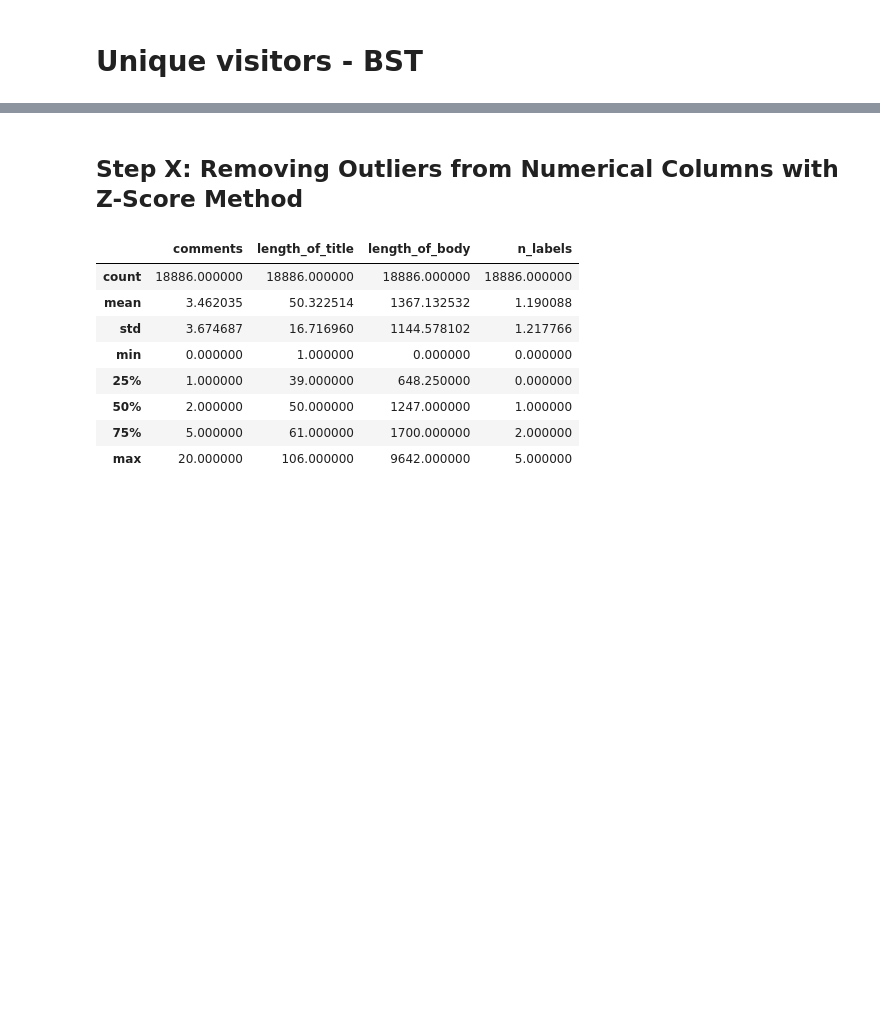
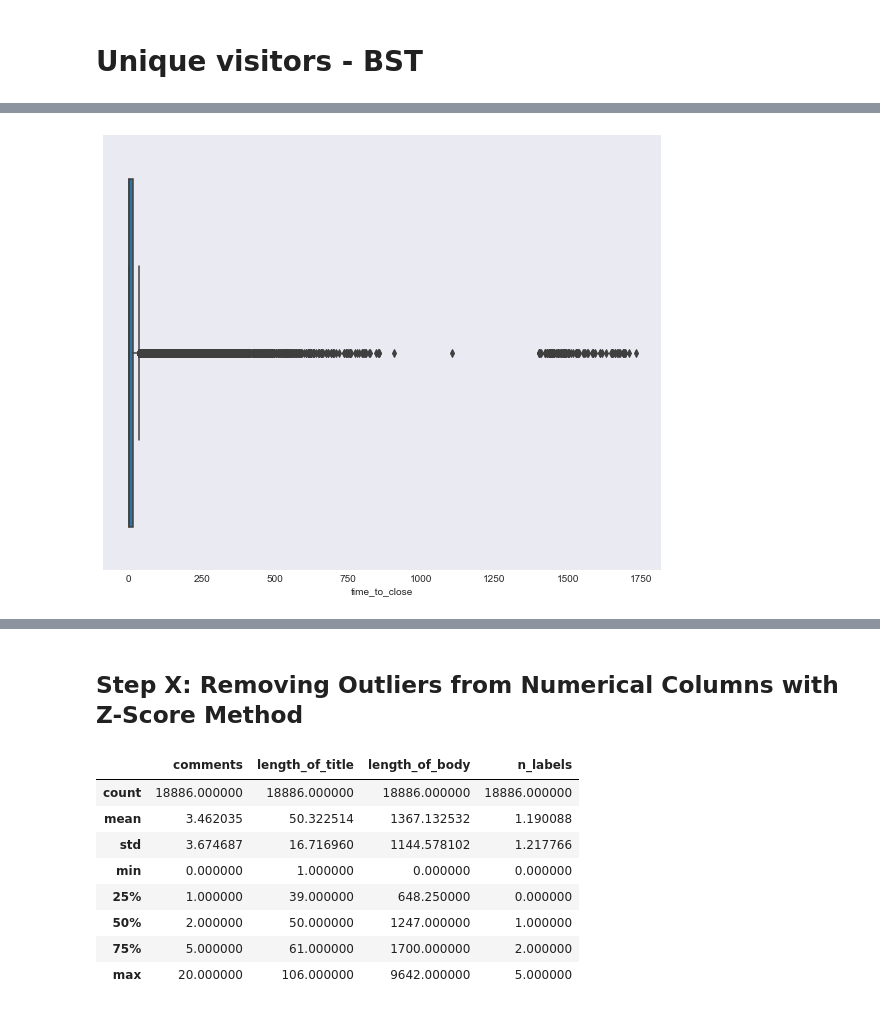
Before and after one commit to AmirZahre/Github_Org_Repo_Analysis, a Jupyter notebook: astronomer_V1.ipynb, the cells around one changed output, grey strips where cells are left out. Cells and saved outputs as stored; diff of their text form; code cells hidden in the pictures; blank space fills up the shorter version.

```diff
--- a/astronomer_V1.ipynb
+++ b/astronomer_V1.ipynb
@@ -617,0 +565,9 @@ plt.show()
+# %%
+# Create a DF containing open date and number of days closed
+df_days = df[['created_date','time_to_close']]
+
+# Remove tickets that have yet to be closed
+df_days = df_days[df_days['time_to_close'] != 'Not Closed']
+
+# Changing day values to int
+df_days['time_to_close'] = df_days['time_to_close'].astype(int)
@@ -617,0 +625,7 @@ plt.show()
+# %%
+# Box plot to look at the number of days a ticket has been opened for.
+fig, ax = plt.subplots(figsize=(10,8))
+sns.boxplot(x=df_days.time_to_close)
+plt.show()
+# %% [output]
+[figure, added]
```
Also changed, not shown: parts of 51 cells of this notebook.
